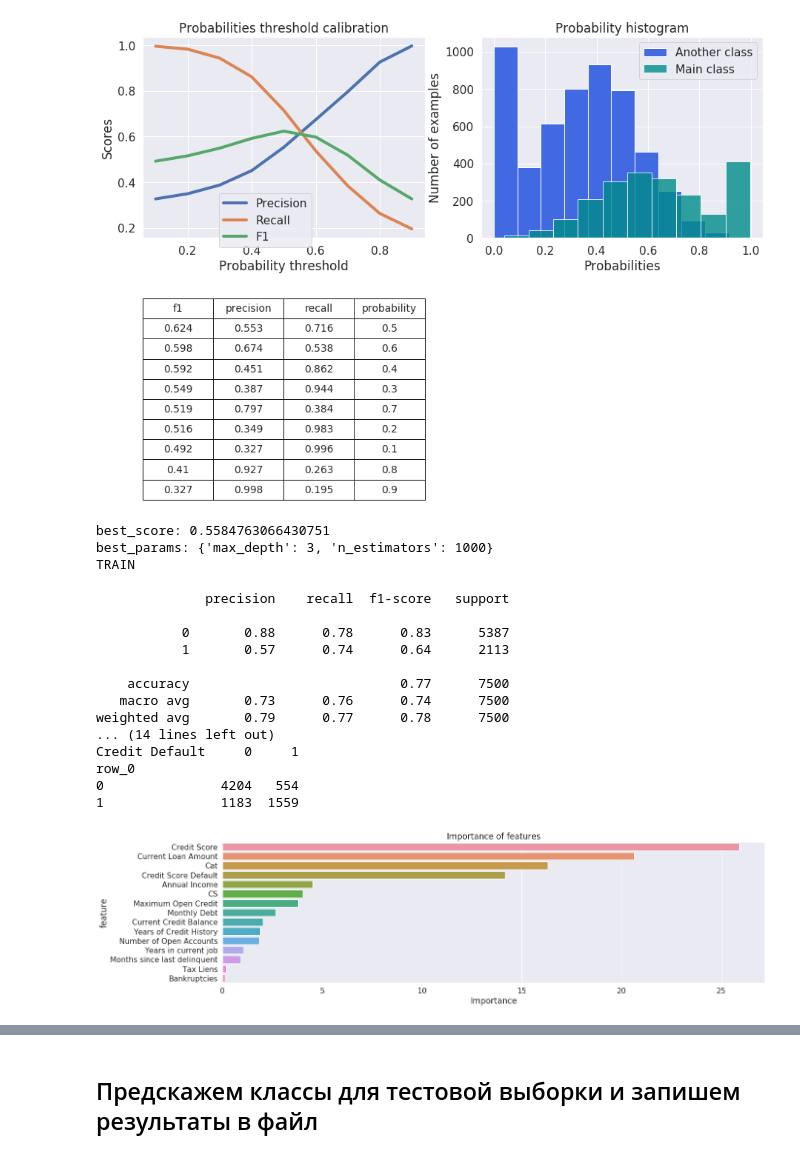
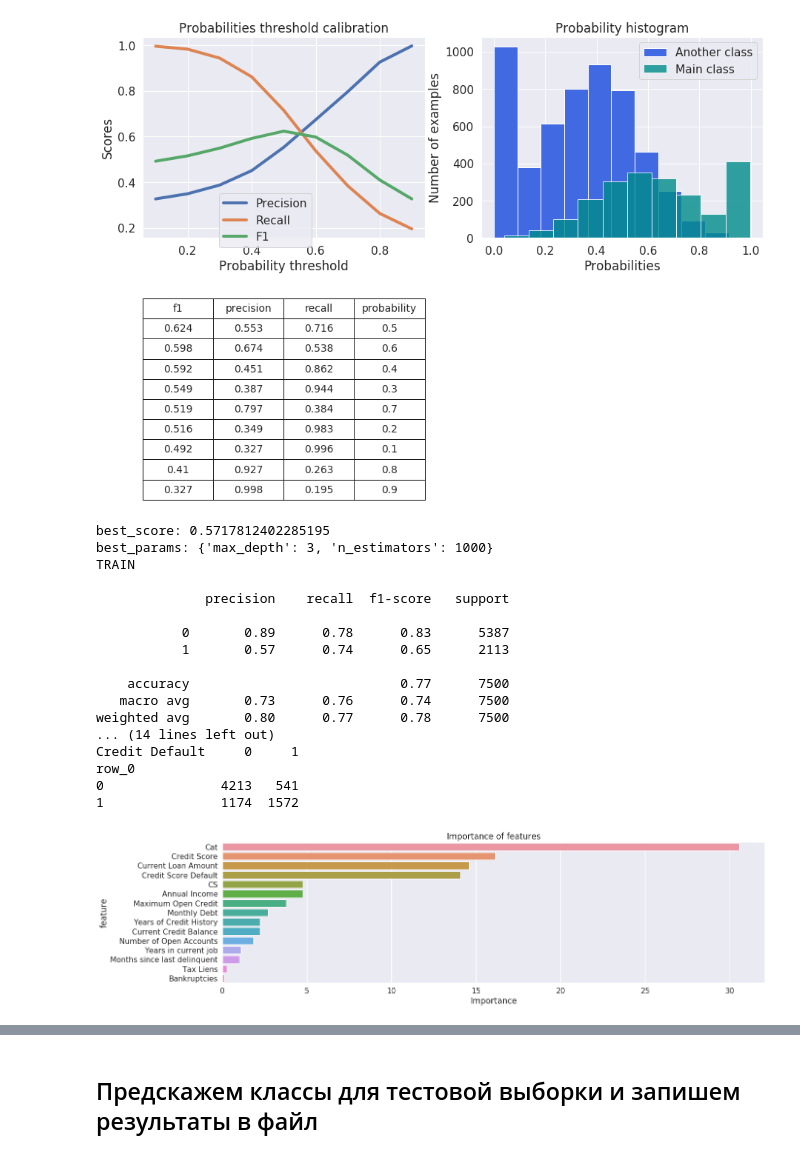
Before and after one commit to SemenovR/GB_PythonClassification, a Jupyter notebook: course_project/course_project.ipynb, the cells around one changed output, grey strips where cells are left out. Cells and saved outputs as stored; diff of their text form; code cells hidden in the pictures.

```diff
--- a/course_project/course_project.ipynb
+++ b/course_project/course_project.ipynb
@@ -395,6 +444,11 @@ def processing1(i_df, i_dict_ycj):
 # %%
 # Обработка признаков часть 2
 def processing2(i_df, i_dict_ai_med, i_dict_cs_m, i_dict_cat_m, i_cat_fields, dict_cs):
+    # Добавим категориальные поля которых нет в тестовой выборке
+    test_fields = list(i_df.select_dtypes(include=['uint8']).columns)
+    for f in [item for item in i_cat_fields if item not in test_fields]:
+        i_df[f] = 0
+
     i_df.loc[i_df['Annual Income'].isna(), 'Annual Income'] = i_df.loc[i_df['Annual Income'].isna(), \
         'Years in current job'].apply(lambda x: i_dict_ai_med.get(x))
 
@@ -516,3 +487,34 @@ df_ttest = processing2(df_ttest, dict_ai_med, dict_cs_m, dict_cat_m, cat_fields,
+# %%
+# Обработка датасетов
+
+# Сохраним полную копию данных
+df_copy = df.copy()
+# Сразу выделим отдельно тестовую часть
+df, df_ttest = train_test_split(df, test_size=0.3, random_state=21, shuffle=True)
+
+# Заменим категориальный признак 'Years in current job' на числовой
+dict_ycj = { '< 1 year': 0,
+             '1 year': 1,
+             '2 years': 2,
+             '3 years': 3,
+             '4 years': 4,
+             '5 years': 5,
+             '6 years': 6,
+             '7 years': 7,
+             '8 years': 8,
+             '9 years': 9,
+             '10+ years': 10
+           }
+
+# Обработка 1
+df = processing1(df, dict_ycj)
+cat_fields, dict_cs, dict_cs_m, dict_ai_med, dict_cat_m = get_dicts(df)
+# Обработка 2
+df = processing2(df, dict_ai_med, dict_cs_m, dict_cat_m, cat_fields, dict_cs)
+
+# Обработка для теста
+df_ttest = processing1(df_ttest, dict_ycj)
+df_ttest = processing2(df_ttest, dict_ai_med, dict_cs_m, dict_cat_m, cat_fields, dict_cs)
 # %%
 #df.hist(figsize=(16,16), bins=20, grid=False)
 # %%
@@ -696,32 +702,36 @@ show_proba_calibration_plots(y_test_pred_probs[:, 1], y_test)
 # %%
 %%time
 
 # Обучим модель на всей выборке
+df_copy = processing1(df_copy, dict_ycj)
+cat_fields, dict_cs, dict_cs_m, dict_ai_med, dict_cat_m = get_dicts(df_copy)
+df_copy = processing2(df_copy, dict_ai_med, dict_cs_m, dict_cat_m, cat_fields, dict_cs)
+
 X = df_copy[important_features_top]
 y = df_copy[target_name]
 
 # Балансировка
 #X_bal, y_bal = balance_df(X, y, target_name)
 
 # Обучаем финальную модель
 #final_model, _ = call_CBC(X_bal, y_bal, X_bal, y_bal)
 final_model, _ = call_CBC(X, y, X, y)
 # %% [output]
-best_score: 0.5584763066430751
+best_score: 0.5717812402285195
 best_params: {'max_depth': 3, 'n_estimators': 1000}
 TRAIN
 
               precision    recall  f1-score   support
 
-           0       0.88      0.78      0.83      5387
-           1       0.57      0.74      0.64      2113
+           0       0.89      0.78      0.83      5387
+           1       0.57      0.74      0.65      2113
 
     accuracy                           0.77      7500
    macro avg       0.73      0.76      0.74      7500
-weighted avg       0.79      0.77      0.78      7500
+weighted avg       0.80      0.77      0.78      7500
 ... (14 lines left out)
 Credit Default     0     1
 row_0
-0               4204   554
-1               1183  1559
+0               4213   541
+1               1174  1572
-[figure, old version]
+[figure, new version]
```
Also changed, not shown: parts of 9 cells of this notebook, 1 other file.
